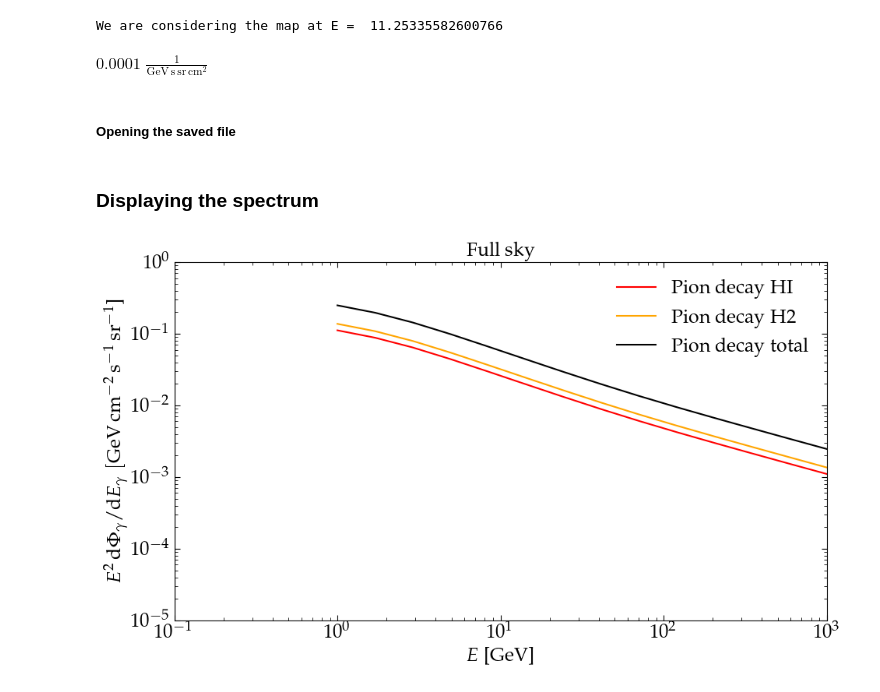
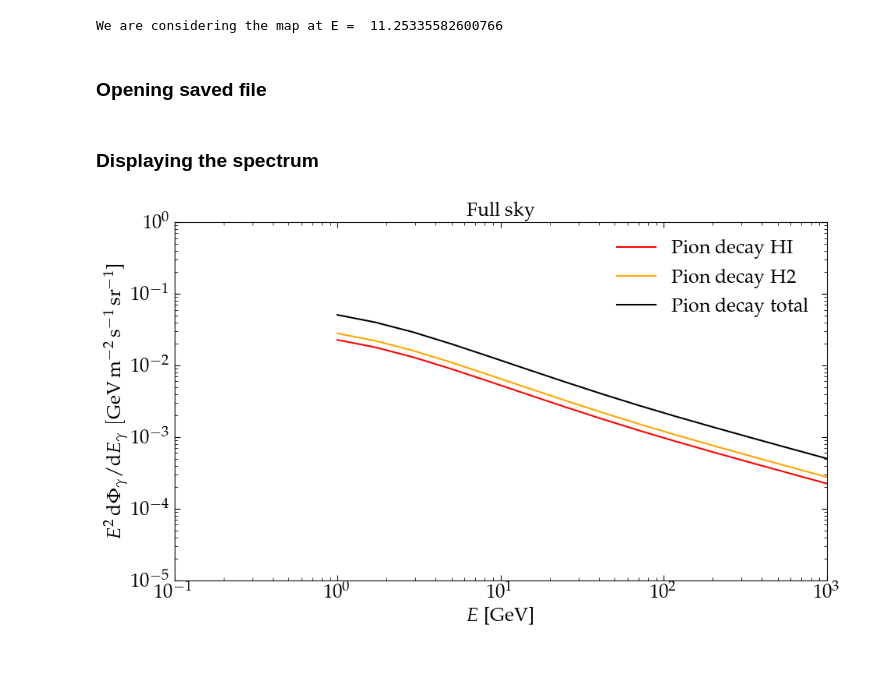
Before and after one commit to tospines/Hermes_python_Examples, a Jupyter notebook: Hermes_HadronicGammaFlux_example.ipynb, the cells around one changed output. Drawn from its saved outputs; the diff is of its cells as text; code cells hidden in the pictures; blank space fills up the shorter version.

```diff
--- a/Hermes_HadronicGammaFlux_example.ipynb
+++ b/Hermes_HadronicGammaFlux_example.ipynb
@@ -102,18 +100,8 @@ index = np.argmin(np.abs(energy_vector - reference_energy))
 print("We are considering the map at E = ", energy_vector[index]/GeV)
 # %% [output]
 We are considering the map at E =  11.25335582600766
-# %%
-# Defining the units to use in our maps
-use_units = "GeV^-1 cm^-2 s^-1 sr^-1"
-skymap_units = u.Quantity(1, use_units)
-Hermes_units = u.Quantity(1, "GeV^-1 m^-2 s^-1 sr^-1") # default units for Hermes (GeV^-1 m^-2 s^-1 sr^-1)
-
-base_units = Hermes_units.to(skymap_units)
-base_units
-# %% [output]
-$0.0001 \; \mathrm{\frac{1}{GeV\,s\,sr\,cm^{2}}}$
 # %% [markdown]
-##### Opening the saved file
+### Opening saved file
 # %%
 Runpath = '/home/tospines/Hermes/Work/HermesRuns/'
 H2_hdulist = pyfits.open(Runpath + nameH2 + ".fits.gz")  # = skymapH2_range
@@ -125,16 +113,15 @@ npix = healpy.nside2npix(nside)
 # %% [markdown]
 ### Displaying the spectrum
 # %%
-# Defining useful functions for plotting
+GeV_units = 1/(1.6021766339999998e-10)  # From Joules to GeV
 
 def calc_mean_flux(hdulist, nside):
-    #energies = np.asarray([float(hdulist[index+1].header['ENERGY'])*GeV_units for index in range(len(hdulist)-1)])
-    energies = energy_vector/GeV
+    energies = np.asarray([float(hdulist[index+1].header['ENERGY'])*GeV_units for index in range(len(hdulist)-1)])
     fluxesMatrix = np.zeros(( healpy.nside2npix(nside), len(hdulist)-1))
     for index in range(len(hdulist)-1):
         fluxesMatrix[:,index] = np.asarray([hdulist[index+1].data])
-    fluxes = np.asarray([ np.sum(fluxesMatrix[:,index]) for index in range(len(hdulist)-1)])
-    return energies, fluxes*base_units
+    fluxes = np.asarray([ np.sum(fluxesMatrix[:,index])/healpy.nside2npix(nside) for index in range(len(hdulist)-1)])
+    return energies, fluxes
 
 
 def plot_spectrum(hdulists, power, label, nside, color, marker='-'):
@@ -144,31 +131,31 @@ def plot_spectrum(hdulists, power, label, nside, color, marker='-'):
 # %%
 ei = 2.
 
 fig = plt.figure(figsize=[10,6])
 ax = fig.add_subplot(111)
 rc('font', size=18)
 
 plot_spectrum([HI_hdulist], ei, r'Pion decay HI', nside=64, color = "red")
 plot_spectrum([H2_hdulist], ei, r'Pion decay H2', nside=64, color = "orange")
 plot_spectrum([HI_hdulist, H2_hdulist], ei, r'Pion decay total', nside=64, color = "black")
 
 
 plt.legend(frameon = False)
 
 plt.title("Full sky", fontsize=18)
 plt.xlabel("$E$  [GeV]", fontsize=18)
-plt.ylabel("$E^{" + str(int(ei)) + "}\, \mathrm{d}\Phi_\gamma / \mathrm{d} E_\gamma \,\,[\mathrm{GeV} \, \mathrm{cm}^{-2} \, \mathrm{s}^{-1} \, \mathrm{sr}^{-1}$]", fontsize=18)
+plt.ylabel("$E^{" + str(int(ei)) + "}\, \mathrm{d}\Phi_\gamma / \mathrm{d} E_\gamma \,\,[\mathrm{GeV} \, \mathrm{m}^{-2} \, \mathrm{s}^{-1} \, \mathrm{sr}^{-1}$]", fontsize=18)
 
 ax.tick_params(which='minor', direction='in', axis='both', bottom=True, top=True, left=True, right=True, length=3)
 ax.tick_params(which='major', direction='in', axis='both', bottom=True, top=True, left=True, right=True, length=5)
 plt.xscale("log")
 plt.yscale("log")
 
 plt.ylim(top = 1, bottom=1e-5)
 plt.xlim(left = 0.1, right=1e3)
 
 plt.tight_layout()
 plt.savefig("/mnt/c/Users/pedro/OneDrive/Escritorio/diffuse-gamma-emission.png", dpi=150)
 plt.show()
 # %% [output]
-[figure, old version]
+[figure, new version]
```
Also changed, not shown: parts of 2 cells of this notebook.
